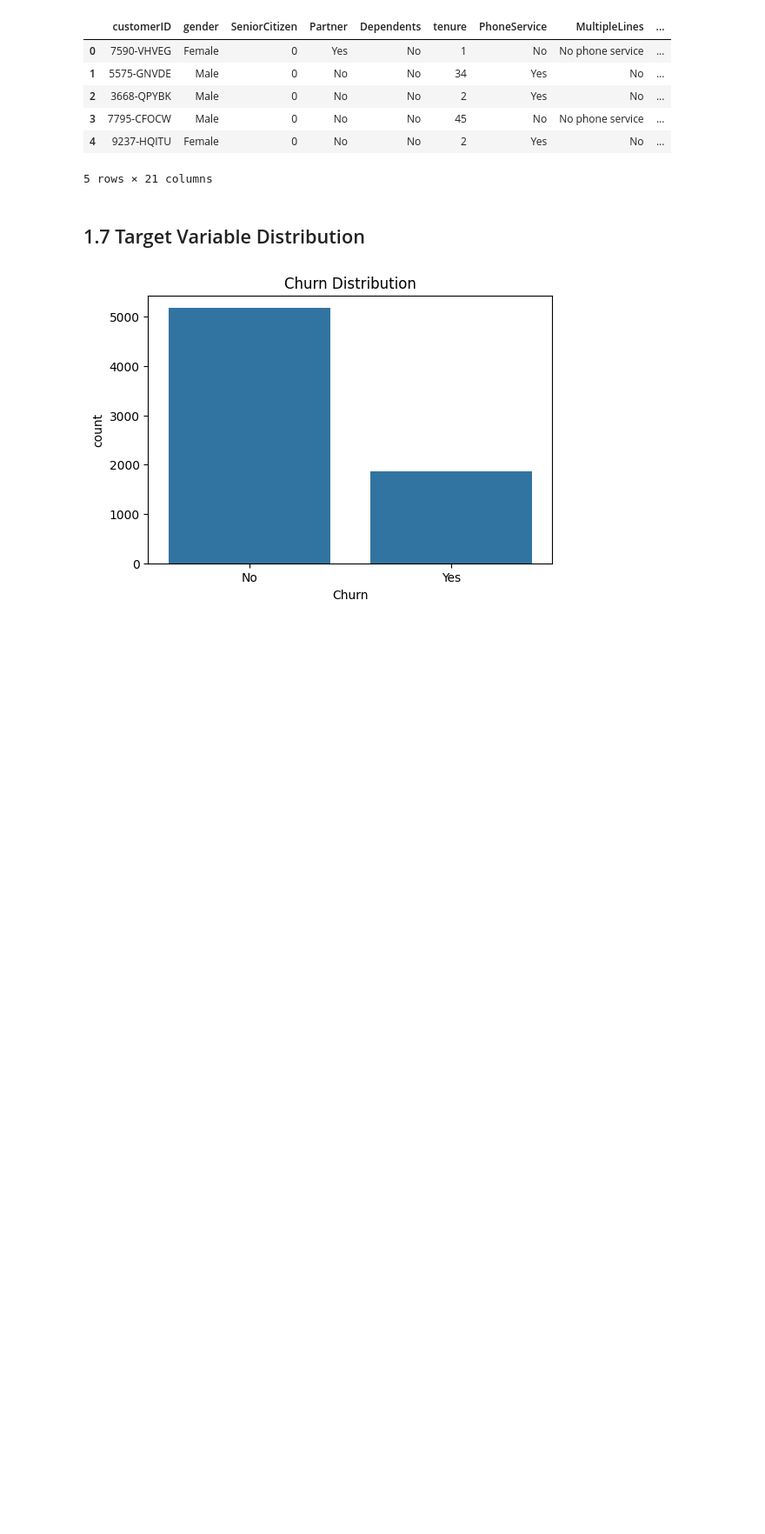
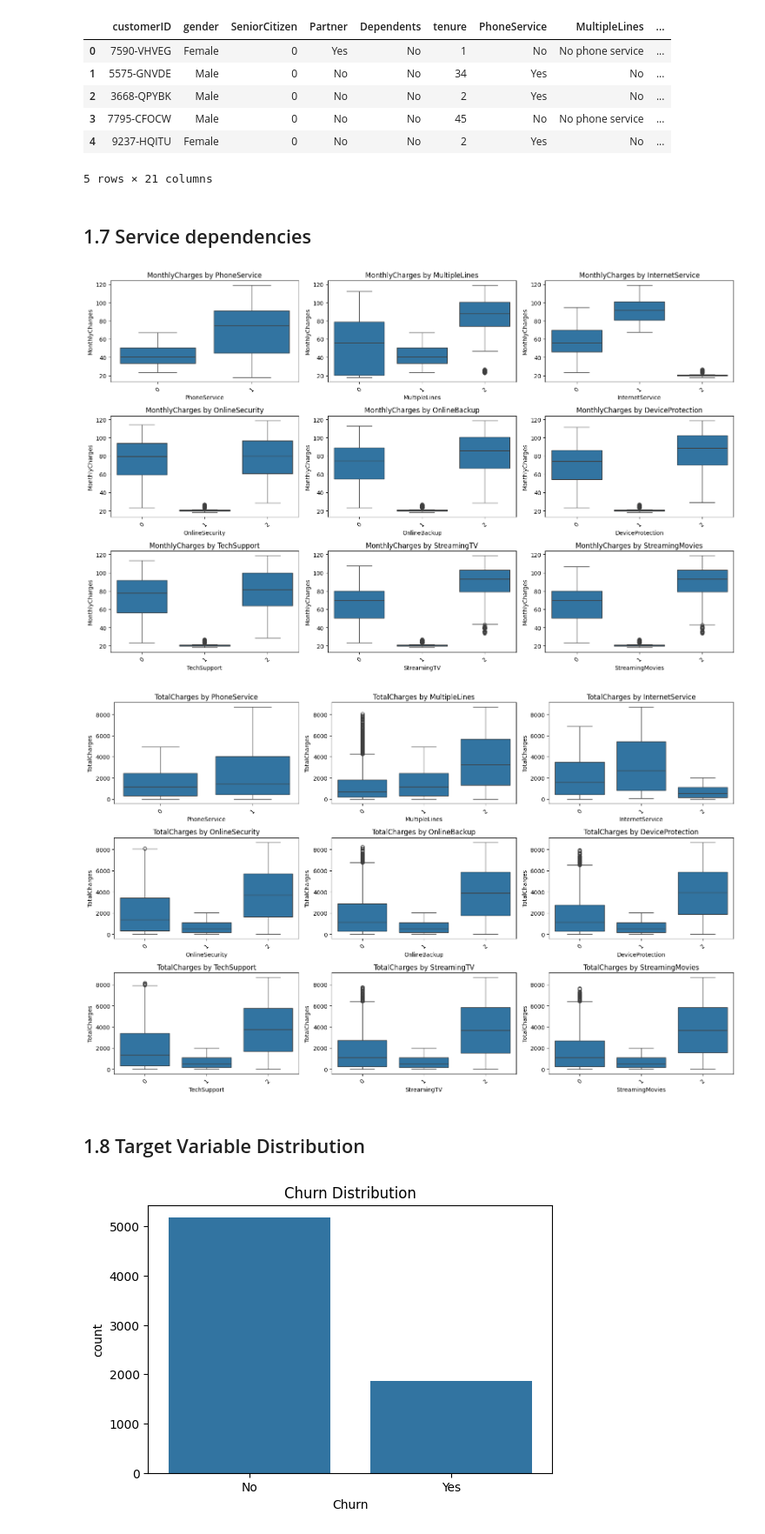
Before and after one commit to awithaaa/telco-customer-churn, a Jupyter notebook: Telco_Customer_Churn.ipynb, the cells around one changed output. Shown at 87% size. Cells and saved outputs as stored; diff of their text form; code cells hidden in the pictures; blank space fills up the shorter version.

Commit message:
eda: add service dependencies

```diff
--- a/Telco_Customer_Churn.ipynb
+++ b/Telco_Customer_Churn.ipynb
@@ -150,8 +150,28 @@ df.head()
 | 3 | 7795-CFOCW | Male | 0 | No | No | 45 | No | No phone service | ... |
 | 4 | 9237-HQITU | Female | 0 | No | No | 2 | Yes | No | ... |
 5 rows × 21 columns
+# %% [markdown]
+## 1.7 Service dependencies
+# %%
+def service_boxplots(target_num):
+    plt.figure(figsize=(16, 10))
+    service_cols = ['PhoneService','MultipleLines','InternetService','OnlineSecurity','OnlineBackup','DeviceProtection','TechSupport','StreamingTV','StreamingMovies']
+    for i, col in enumerate(service_cols, 1):
+        plt.subplot(3, 3, i)
+        sns.boxplot(x=col, y=target_num, data=df)
+        plt.title(f"{target_num} by {col}")
+        plt.xticks(rotation=45)
+    plt.tight_layout()
+    plt.show()
+
+# Usage:
+service_boxplots("MonthlyCharges")
+service_boxplots("TotalCharges")
+# %% [output]
+[figure, added]
+[figure, added]
 # %% [markdown]
-## 1.7 Target Variable Distribution
+## 1.8 Target Variable Distribution
 # %%
 plt.figure(figsize=(6,4))
 sns.countplot(x='Churn', data=df)
```
Also changed, not shown: parts of 17 cells of this notebook.
